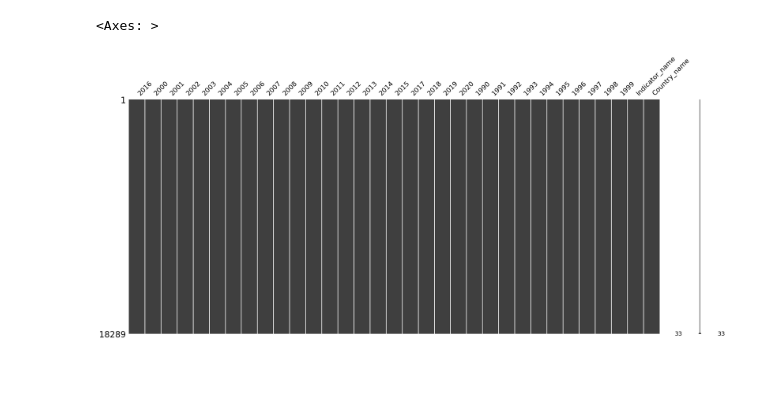
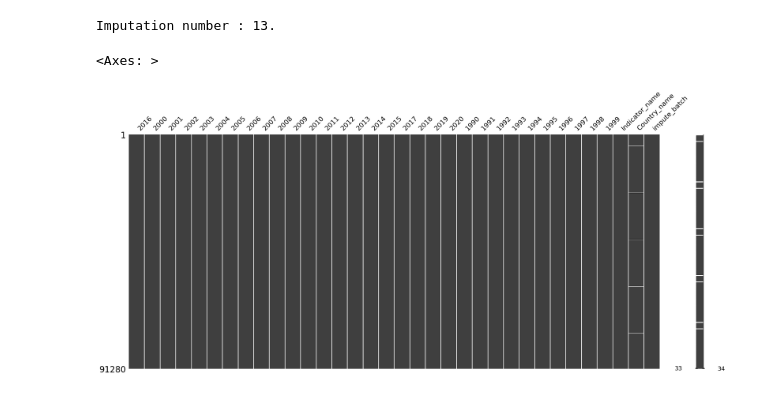
Before and after one commit to NicoJanko/ESG_index, a Jupyter notebook: ESG_impute.ipynb, the cells around one changed output. Saved outputs shown, nothing was run; the diff lists cells and outputs as text; code cells hidden in the pictures.

```diff
--- a/ESG_impute.ipynb
+++ b/ESG_impute.ipynb
@@ -15,2 +15,7 @@ msno.matrix(environment_df_num)
 # %%
 environment_df_impute = imputer.fit_transform(environment_df_num)
+# %%
+full_df = pd.DataFrame()
+test = environment_df.select_dtypes(exclude='float')
+
+full_df = pd.concat([full_df, test])
@@ -17,10 +38,28 @@ environment_df_impute = imputer.fit_transform(environment_df_num)
+# %%
+def n_knn(n, df):
+    num_df = df.select_dtypes(include='float')
+    non_num_df = df.select_dtypes(exclude='float')
+    full_df = pd.DataFrame()
+
+    for i in n:
+        imputer = KNNImputer(n_neighbors=i)
+        df_impute = imputer.fit_transform(num_df)
+        df_impute = pd.DataFrame(df_impute, columns = num_df.columns).join(non_num_df)
+        df_impute['impute_batch'] = i
+        full_df = pd.concat([full_df, df_impute])
+        print(f'\rImputation number : {i+1}.', end='')
+    return full_df
+# %%
+environment_df_impute_10 = n_knn([8,9,10,11,12], environment_df)
+# %% [output]
+Imputation number : 13.
 # %%
 environment_df_impute = pd.DataFrame(environment_df_impute, columns = environment_df_num.columns)
 # %%
 environment_df_impute = environment_df_impute.join(environment_df.select_dtypes(exclude='float'))
 # %%
-msno.matrix(environment_df_impute)
+msno.matrix(environment_df_impute_10)
 # %% [output]
 <Axes: >
-[figure, old version]
+[figure, new version]
 # %%
```
Also changed, not shown: parts of 4 cells of this notebook, 3 other files.
